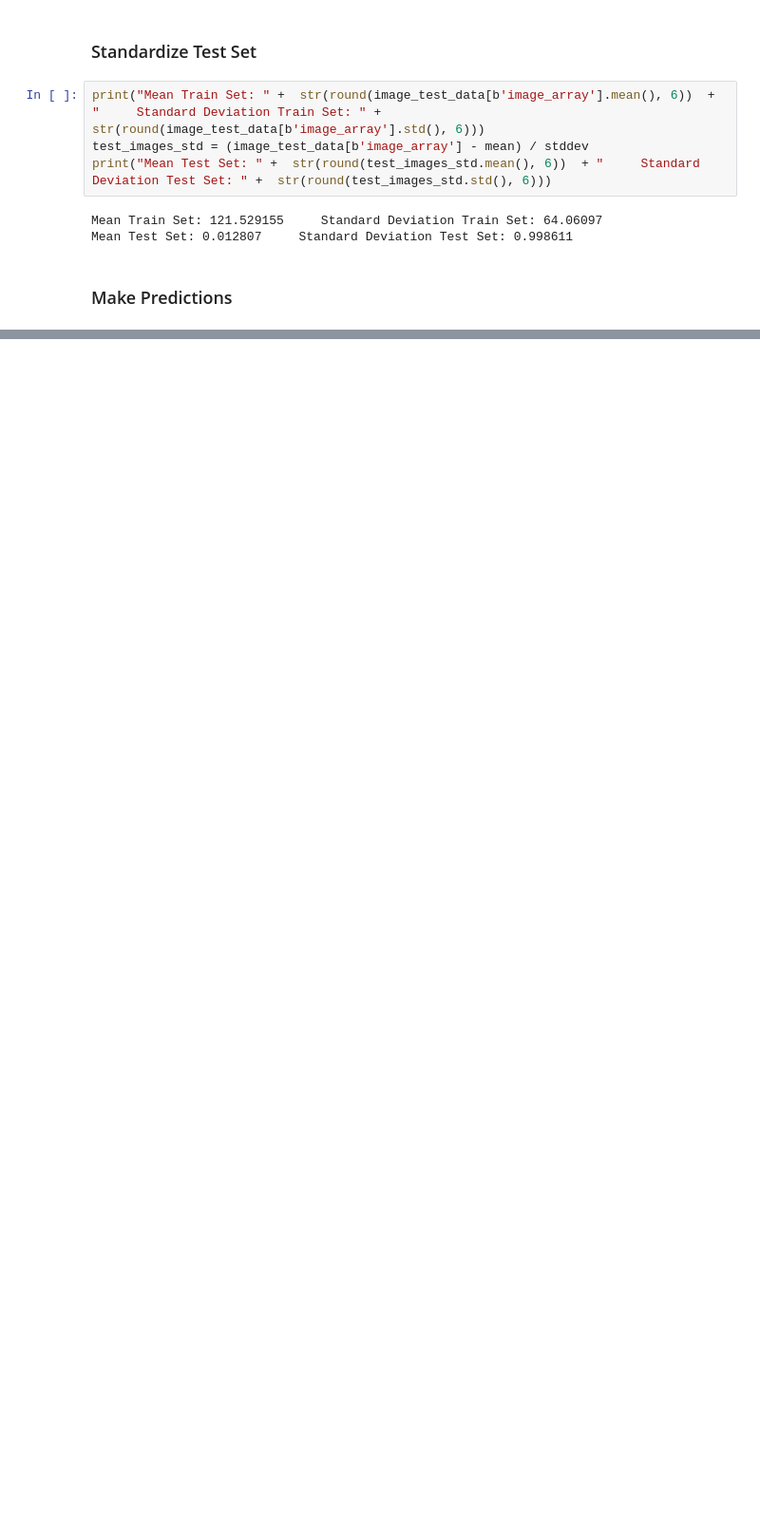
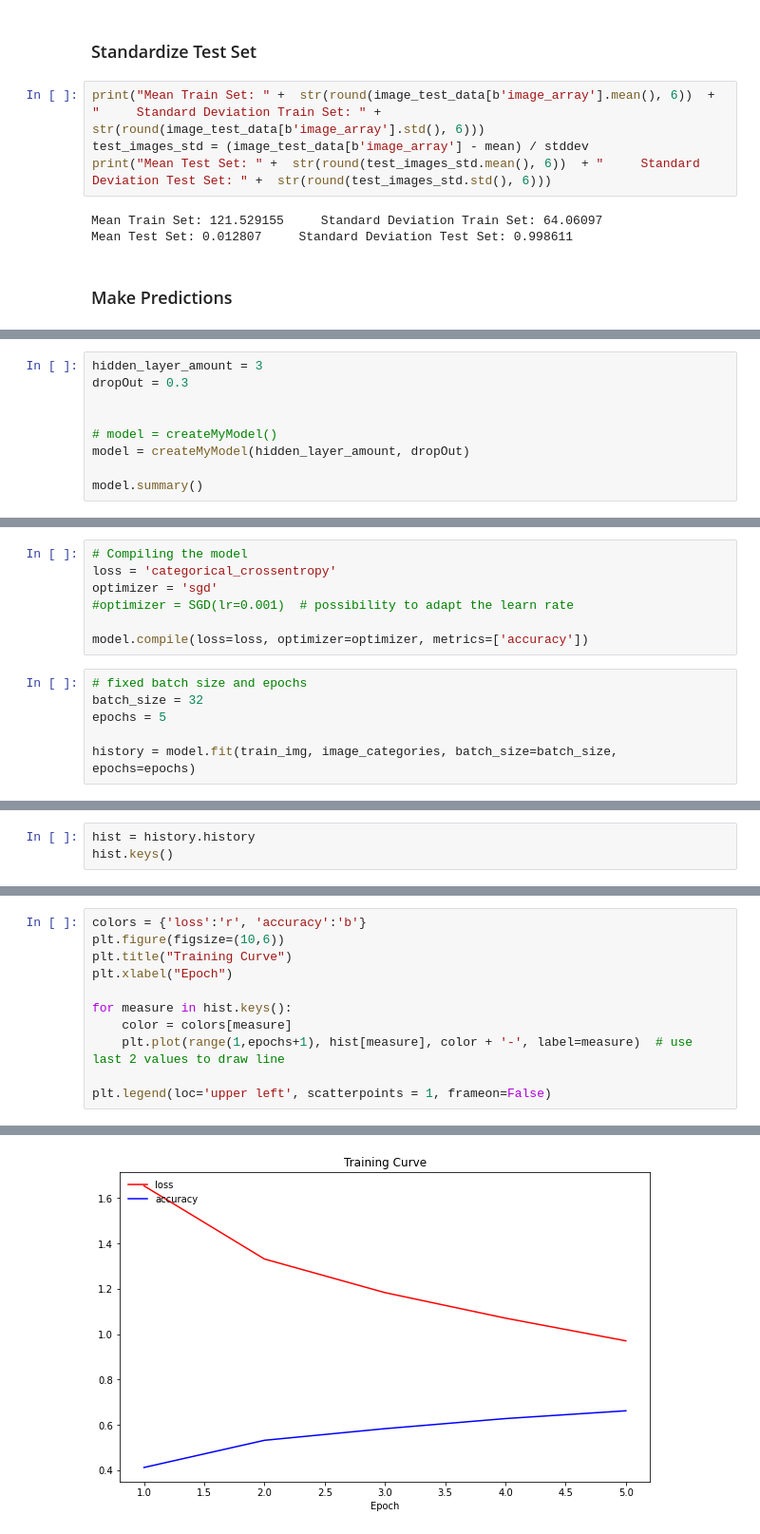
Before and after one commit to ThomasBrue/mle-fourth-assignment, a Jupyter notebook: deep-learning-mle-bruendl.ipynb, the cells around one changed output, grey strips where cells are left out. Shown: that part at 95% size. Drawn from its saved outputs; the diff is of its cells as text; blank space fills up the shorter version.

```diff
--- a/deep-learning-mle-bruendl.ipynb
+++ b/deep-learning-mle-bruendl.ipynb
@@ -281,0 +366,9 @@ Test-set Accuracy: 0.3915
+# %%
+hidden_layer_amount = 3
+dropOut = 0.3
+
+
+# model = createMyModel()
+model = createMyModel(hidden_layer_amount, dropOut)
+
+model.summary()
@@ -281,0 +395,13 @@ Test-set Accuracy: 0.3915
+# %%
+# Compiling the model
+loss = 'categorical_crossentropy'
+optimizer = 'sgd'
+#optimizer = SGD(lr=0.001)  # possibility to adapt the learn rate
+
+model.compile(loss=loss, optimizer=optimizer, metrics=['accuracy'])
+# %%
+# fixed batch size and epochs
+batch_size = 32
+epochs = 5
+
+history = model.fit(train_img, image_categories, batch_size=batch_size, epochs=epochs)
@@ -281,0 +431,3 @@ Test-set Accuracy: 0.3915
+# %%
+hist = history.history
+hist.keys()
@@ -281,0 +436,12 @@ Test-set Accuracy: 0.3915
+# %%
+colors = {'loss':'r', 'accuracy':'b'}
+plt.figure(figsize=(10,6))
+plt.title("Training Curve")
+plt.xlabel("Epoch")
+
+for measure in hist.keys():
+    color = colors[measure]
+    plt.plot(range(1,epochs+1), hist[measure], color + '-', label=measure)  # use last 2 values to draw line
+
+plt.legend(loc='upper left', scatterpoints = 1, frameon=False)
+# %% [output]
@@ -281,0 +449 @@ Test-set Accuracy: 0.3915
+[figure, added]
```
Also changed, not shown: parts of 27 cells of this notebook.
